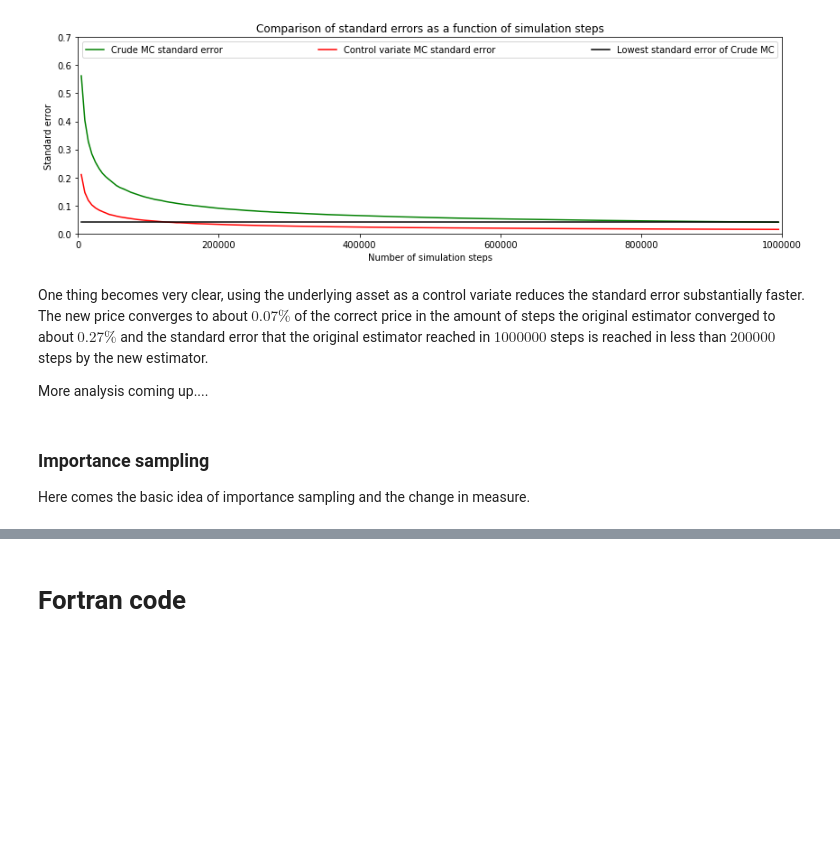
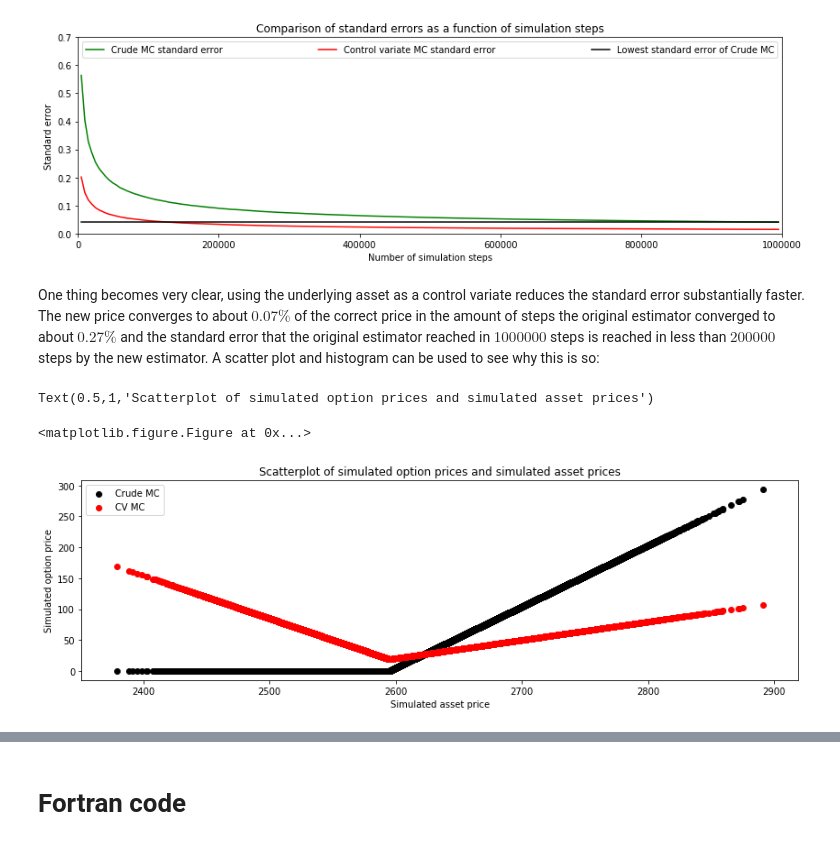
Before and after one commit to jacobeskin/Monte-Carlo-Simulations-in-Finance, a Jupyter notebook: A study of MC in option pricing/Options.ipynb, the cells around one changed output, grey strips where cells are left out. Cells and saved outputs as stored; diff of their text form; code cells hidden in the pictures; blank space fills up the shorter version.

```diff
--- a/A study of MC in option pricing/Options.ipynb
+++ b/A study of MC in option pricing/Options.ipynb
@@ -768,11 +785,4 @@ Text(0.5,1,'Comparison of standard errors as a function of simulation steps')
 <matplotlib.figure.Figure at 0x...>
 [figure]
 # %% [markdown]
-One thing becomes very clear, using the underlying asset as a control variate reduces the standard error substantially faster. The new price converges to about $0.07\%$ of the correct price in the amount of steps the original estimator converged to about $0.27\%$ and the standard error that the original estimator reached in $1000000$ steps is reached in less than $200000$ steps by the new estimator.
-
-
-More analysis coming up....
+One thing becomes very clear, using the underlying asset as a control variate reduces the standard error substantially faster. The new price converges to about $0.07\%$ of the correct price in the amount of steps the original estimator converged to about $0.27\%$ and the standard error that the original estimator reached in $1000000$ steps is reached in less than $200000$ steps by the new estimator. A scatter plot and histogram can be used to see why this is so:
-# %% [markdown]
-### Importance sampling
-
-Here comes the basic idea of importance sampling and the change in measure.
@@ -823,0 +789,20 @@ class importanceEuropean:
+# %%
+# Run the simulaition for 500000 times
+option = controlvariateEuropean(500000,r,sigma_i,T,S_0,K)
+option.cv_mcSimulation()
+P = option.cp
+S = option.s
+# %%
+# Scatterplot of the simulated option prices vs simulated asset prices
+plt.figure(9)
+plt.figure(figsize=(14,4))
+plt.xlabel('Simulated asset price')
+plt.ylabel('Simulated option price')
+plt.scatter(option.s, option.cp, c='k', label='Crude MC')
+plt.scatter(option.s, option.simulatedPrices(), c='r', label='CV MC')
+plt.legend(loc='upper left')
+plt.title("Scatterplot of simulated option prices and simulated asset prices")
+# %% [output]
+Text(0.5,1,'Scatterplot of simulated option prices and simulated asset prices')
+<matplotlib.figure.Figure at 0x...>
+[figure, added]
```
Also changed, not shown: parts of 19 cells of this notebook.
